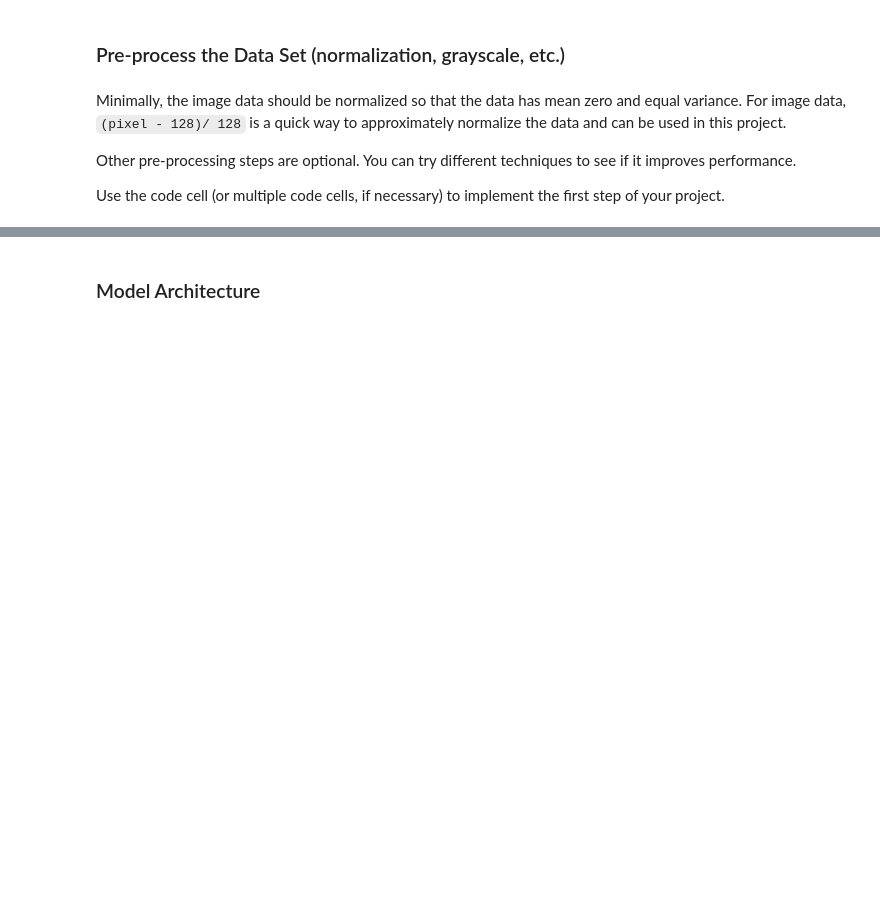
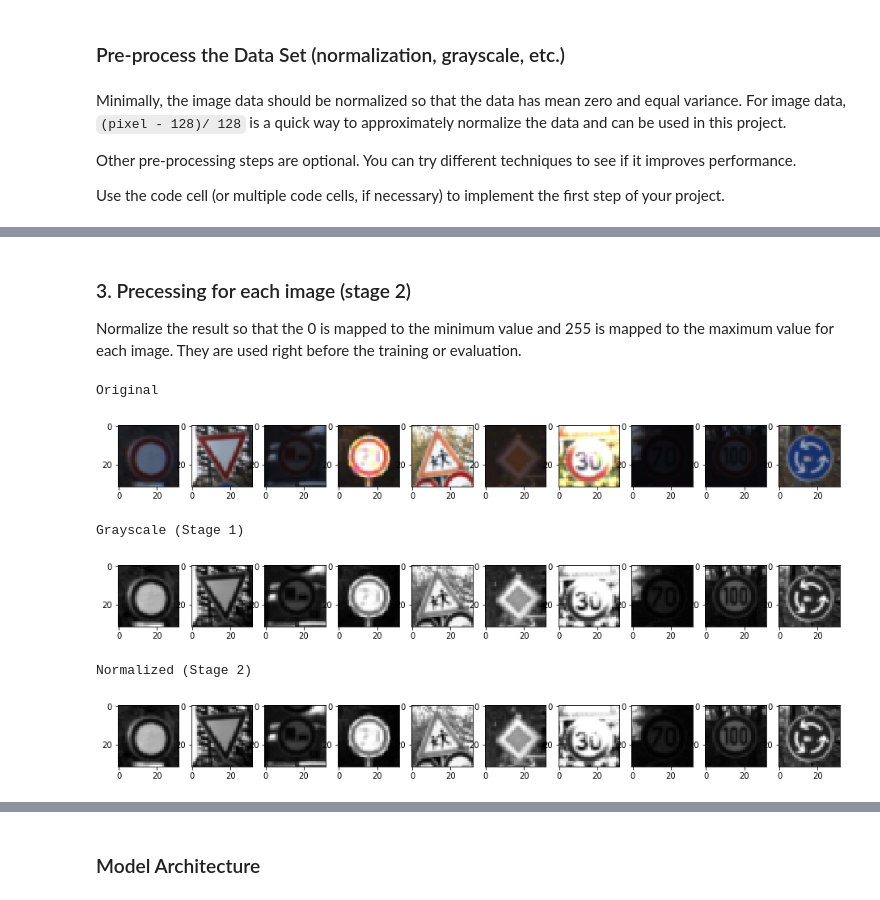
Before and after one commit to mkleung-dev/CarND-Traffic-Sign-Classifier-Project, a Jupyter notebook: Traffic_Sign_Classifier.ipynb, the cells around one changed output, grey strips where cells are left out. Drawn from its saved outputs; the diff is of its cells as text; code cells hidden in the pictures; blank space fills up the shorter version.

```diff
--- a/Traffic_Sign_Classifier.ipynb
+++ b/Traffic_Sign_Classifier.ipynb
@@ -455,0 +253,50 @@ plt.show()
+# %%
+# Convert to grayscale and make the data between 0 and 1
+def convert_to_grayscale(x):
+    x = x / 255.0
+    x = 0.2126 * x[:,:,:,0] + 0.7152 * x[:,:,:,1] + 0.0722 * x[:,:,:,2]
+    x = x[:,:,:, np.newaxis]
+    return x
+# %% [markdown]
+### 3. Precessing for each image (stage 2)
+Normalize the result so that the 0 is mapped to the minimum value and 255 is mapped to the maximum value for each image. They are used right before the training or evaluation.
+# %%
+# Normalize the result so that the 0 is mapped to
+# the minimum value and 255 is mapped to the maximum value for each image
+def normalize(x):
+    shape = x.shape
+    for imageIndex in range(shape[0]):
+        min_value = np.min(x[imageIndex])
+        max_value = np.max(x[imageIndex])
+        x[imageIndex] = (x[imageIndex] - min_value) / (max_value - min_value)
+    return x
+# %%
+showImageCount = 10
+
+x_grayscale_display = convert_to_grayscale(x_display)
+x_normalized_display = normalize(x_grayscale_display)
+print('Original')
+fig = plt.figure(figsize=(16, 160))
+for index in range(showImageCount):
+    fig.add_subplot(1, 10, index + 1)
+    plt.imshow(x_display[index])
+plt.show()
+print('Grayscale (Stage 1)')
+fig = plt.figure(figsize=(16, 160))
+for index in range(showImageCount):
+    fig.add_subplot(1, 10, index + 1)
+    plt.imshow(x_grayscale_display[index,:,:,0], cmap='gray')
+plt.show()
+print('Normalized (Stage 2)')
+fig = plt.figure(figsize=(16, 160))
+for index in range(showImageCount):
+    fig.add_subplot(1, 10, index + 1)
+    plt.imshow(x_normalized_display[index,:,:,0], cmap='gray')
+plt.show()
+# %% [output]
+Original
+[figure, added]
+Grayscale (Stage 1)
+[figure, added]
+Normalized (Stage 2)
+[figure, added]
```
Also changed, not shown: parts of 55 cells of this notebook.
